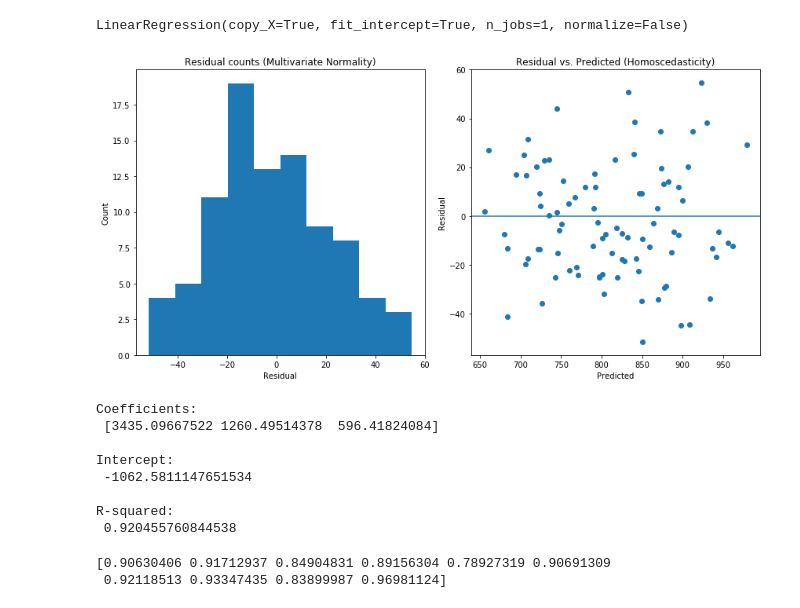
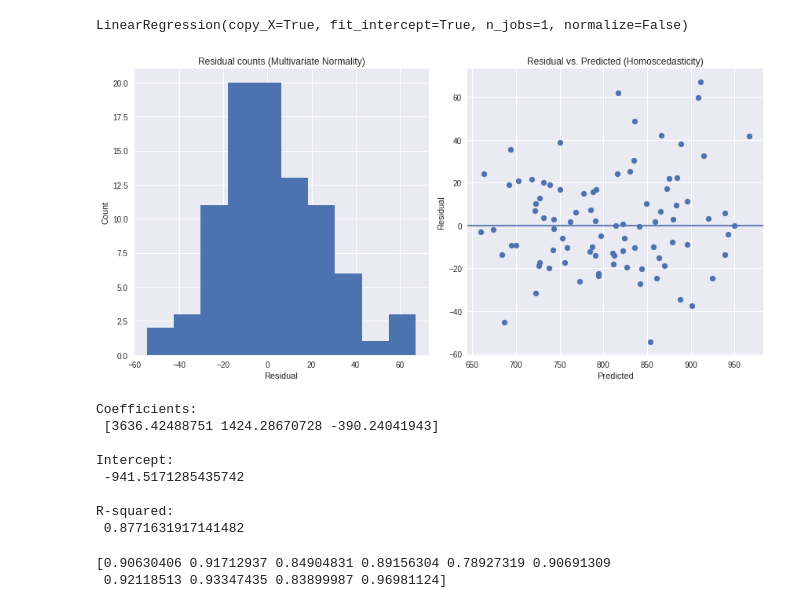
Before and after one commit to GlennSG/Moneyball, a Jupyter notebook: Moneyball Supervised Learning Analysis.ipynb, the cells around one changed output. Saved outputs shown, nothing was run; the diff lists cells and outputs as text; code cells hidden in the pictures.

```diff
--- a/Moneyball Supervised Learning Analysis.ipynb
+++ b/Moneyball Supervised Learning Analysis.ipynb
@@ -21,7 +21,7 @@ import pandas as pd
 import matplotlib.pyplot as plt
 import seaborn as sns
 import preprocess
-
+plt.style.use("seaborn")
 data = preprocess.data
 # %% [markdown]
 # Moneyball
@@ -214,52 +214,52 @@ Appears that the chosen independent variables (OBP,SLG,BA) have a linear relatio
 # %%
 # create train and test set for RS
 from sklearn.model_selection import train_test_split
-X_train,X_test,y_train,y_test = train_test_split(X_RS,y_RS,test_size=0.2)
+XRS_train,XRS_test,yRS_train,yRS_test = train_test_split(X_RS,y_RS,test_size=0.2)
 # %%
 # fit linear regression to RS dataset
 from sklearn.linear_model import LinearRegression
 regr_RS = LinearRegression()
-regr_RS.fit(X_train,y_train)
+regr_RS.fit(XRS_train,yRS_train)
 # %% [output]
 LinearRegression(copy_X=True, fit_intercept=True, n_jobs=1, normalize=False)
 # %%
 # checking for multivariate normality & homoscedasticity
 actual = mb_data["RS"]
-predicted = regr_RS.predict(X_RS).ravel()
+predicted = regr_RS.predict(X_RS)
 residual = actual - predicted
 
 plt.rcParams['figure.figsize'] = (12,6)
 fig,ax = plt.subplots(nrows=1,ncols=2)
 
 ax[0].hist(residual)
 ax[0].set_title("Residual counts (Multivariate Normality)")
 ax[0].set_xlabel("Residual")
 ax[0].set_ylabel("Count")
 
 ax[1].scatter(predicted, residual)
 ax[1].set_xlabel('Predicted')
 ax[1].set_ylabel('Residual')
 ax[1].axhline(y=0)
 ax[1].set_title('Residual vs. Predicted (Homoscedasticity)')
 
 fig.tight_layout()
 plt.show()
 # %% [output]
-[figure, old version]
+[figure, new version]
 # %%
 # evaluating model performance (RS)
 print("Coefficients:\n",regr_RS.coef_)
 print("\nIntercept:\n",regr_RS.intercept_)
-print("\nR-squared:\n",regr_RS.score(X_RS,y_RS))
+print("\nR-squared:\n",regr_RS.score(XRS_test,yRS_test))
 # %% [output]
 Coefficients:
- [3435.09667522 1260.49514378  596.41824084]
+ [3636.42488751 1424.28670728 -390.24041943]
 
 Intercept:
- -1062.5811147651534
+ -941.5171285435742
 
 R-squared:
- 0.920455760844538
+ 0.8771631917141482
 # %%
 # check for possible overfitting using 10-fold cross-validation
 from sklearn.model_selection import cross_val_score
```
Also changed, not shown: parts of 33 cells of this notebook.
